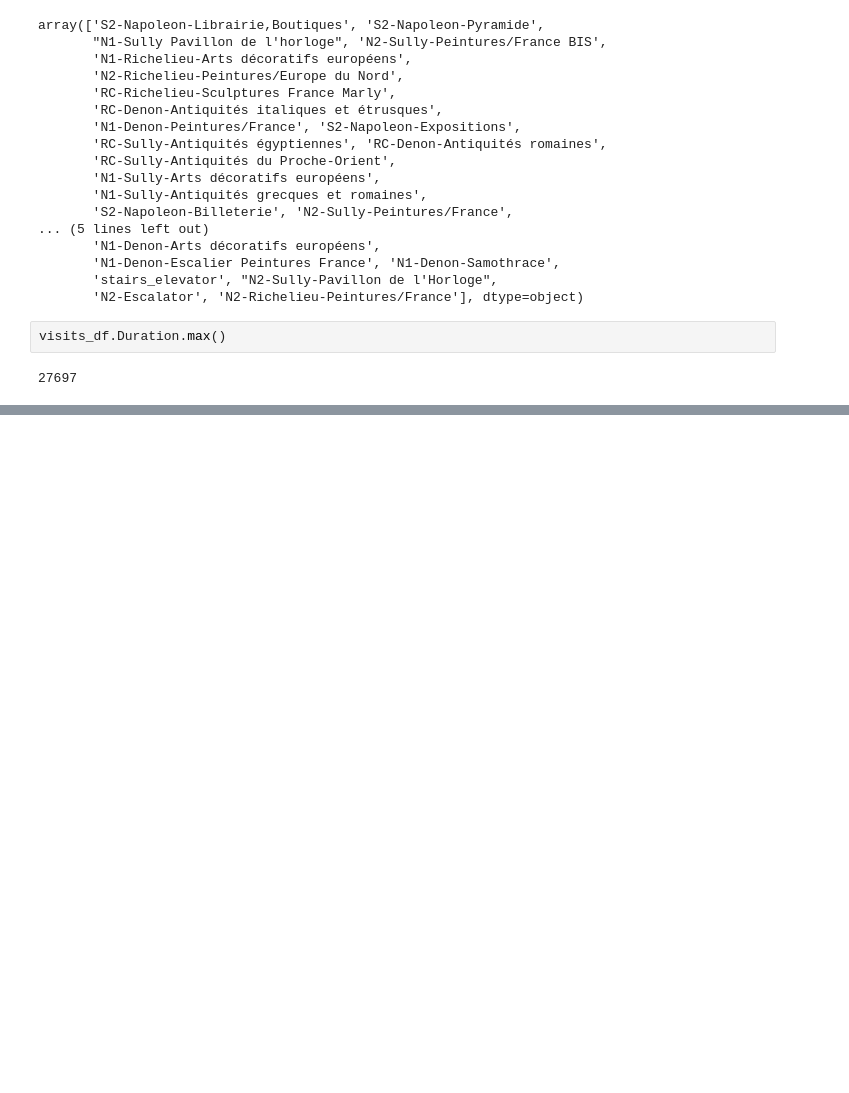
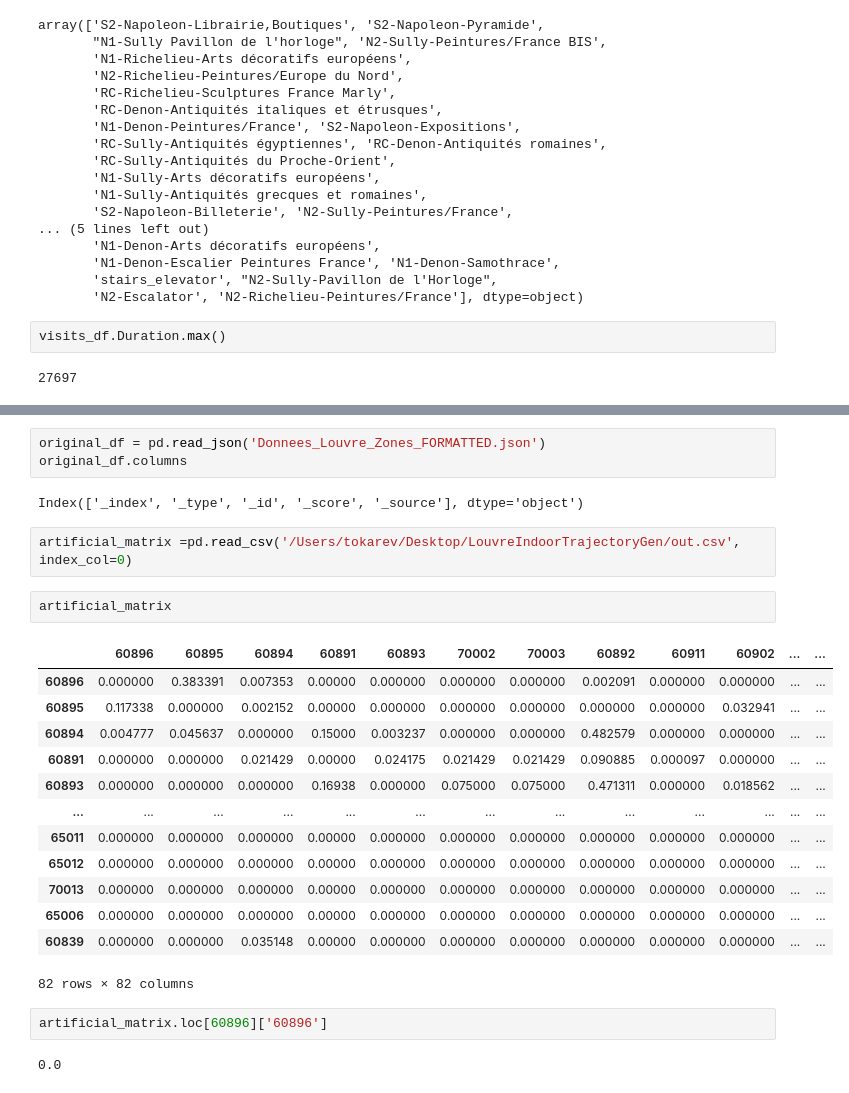
Before and after one commit to IndoorGen/LouvreIndoorTrajectoryGen, a Jupyter notebook: IndoorStats.ipynb, the cells around one changed output, grey strips where cells are left out. Saved outputs shown, nothing was run; the diff lists cells and outputs as text; blank space fills up the shorter version.

Commit message:
trajectory gen without time

```diff
--- a/IndoorStats.ipynb
+++ b/IndoorStats.ipynb
@@ -160,0 +194,27 @@ visits_df.Duration.max()
+# %%
+original_df = pd.read_json('Donnees_Louvre_Zones_FORMATTED.json')
+original_df.columns
+# %% [output]
+Index(['_index', '_type', '_id', '_score', '_source'], dtype='object')
+# %%
+artificial_matrix =pd.read_csv('/Users/tokarev/Desktop/LouvreIndoorTrajectoryGen/out.csv', index_col=0)
+# %%
+artificial_matrix
+# %% [output]
+|  | 60896 | 60895 | 60894 | 60891 | 60893 | 70002 | 70003 | 60892 | 60911 | 60902 | ... | ... |
+| 60896 | 0.000000 | 0.383391 | 0.007353 | 0.00000 | 0.000000 | 0.000000 | 0.000000 | 0.002091 | 0.000000 | 0.000000 | ... | ... |
+| 60895 | 0.117338 | 0.000000 | 0.002152 | 0.00000 | 0.000000 | 0.000000 | 0.000000 | 0.000000 | 0.000000 | 0.032941 | ... | ... |
+| 60894 | 0.004777 | 0.045637 | 0.000000 | 0.15000 | 0.003237 | 0.000000 | 0.000000 | 0.482579 | 0.000000 | 0.000000 | ... | ... |
+| 60891 | 0.000000 | 0.000000 | 0.021429 | 0.00000 | 0.024175 | 0.021429 | 0.021429 | 0.090885 | 0.000097 | 0.000000 | ... | ... |
+| 60893 | 0.000000 | 0.000000 | 0.000000 | 0.16938 | 0.000000 | 0.075000 | 0.075000 | 0.471311 | 0.000000 | 0.018562 | ... | ... |
+| ... | ... | ... | ... | ... | ... | ... | ... | ... | ... | ... | ... | ... |
+| 65011 | 0.000000 | 0.000000 | 0.000000 | 0.00000 | 0.000000 | 0.000000 | 0.000000 | 0.000000 | 0.000000 | 0.000000 | ... | ... |
+| 65012 | 0.000000 | 0.000000 | 0.000000 | 0.00000 | 0.000000 | 0.000000 | 0.000000 | 0.000000 | 0.000000 | 0.000000 | ... | ... |
+| 70013 | 0.000000 | 0.000000 | 0.000000 | 0.00000 | 0.000000 | 0.000000 | 0.000000 | 0.000000 | 0.000000 | 0.000000 | ... | ... |
+| 65006 | 0.000000 | 0.000000 | 0.000000 | 0.00000 | 0.000000 | 0.000000 | 0.000000 | 0.000000 | 0.000000 | 0.000000 | ... | ... |
+| 60839 | 0.000000 | 0.000000 | 0.035148 | 0.00000 | 0.000000 | 0.000000 | 0.000000 | 0.000000 | 0.000000 | 0.000000 | ... | ... |
+82 rows × 82 columns
+# %%
+artificial_matrix.loc[60896]['60896']
+# %% [output]
+0.0
```
Also changed, not shown: parts of 23 cells of this notebook.
